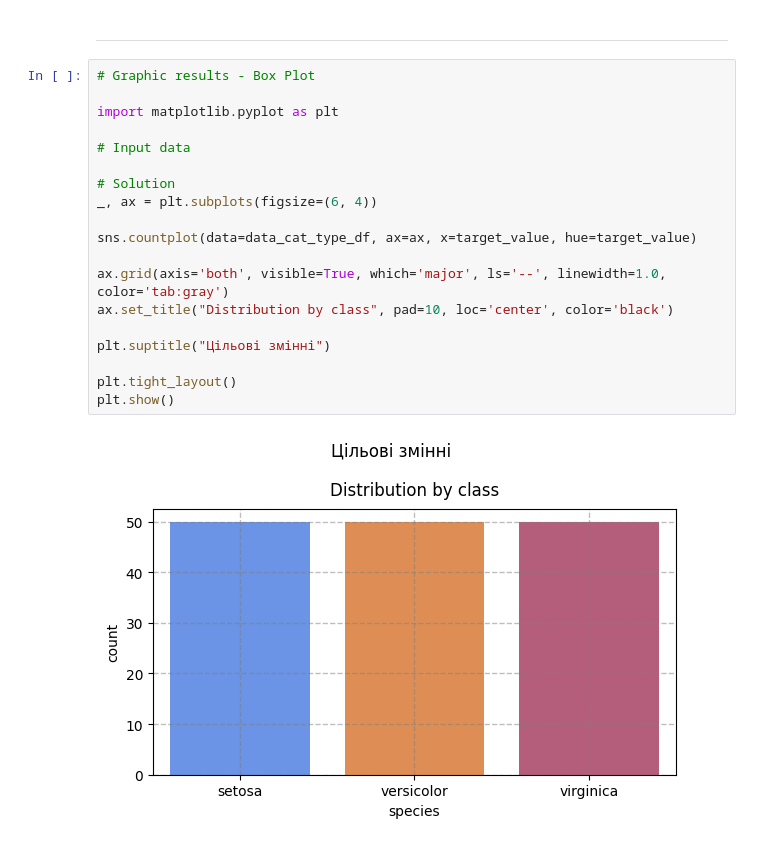
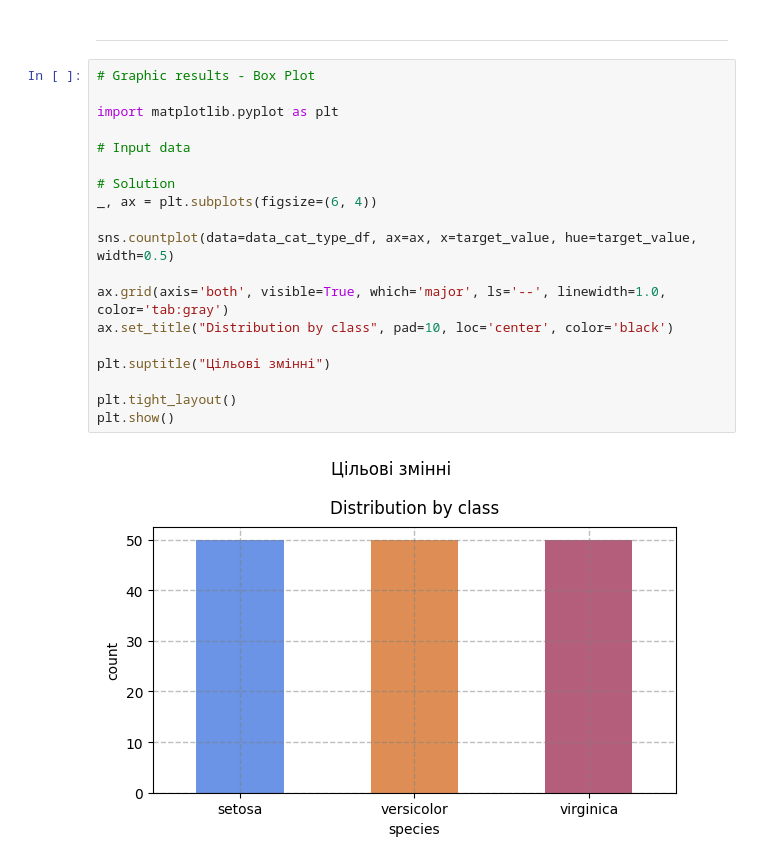
Before and after one commit to BogdanPinchuk/DataScience-PBY_HW9, a Jupyter notebook: Bohdan_Pinchuk_DS_HW9.ipynb, the cells around one changed output. Cells and saved outputs as stored; diff of their text form.

Commit message:
[Homework9] - fixed width for boxplot of the 7th part

```diff
--- a/Bohdan_Pinchuk_DS_HW9.ipynb
+++ b/Bohdan_Pinchuk_DS_HW9.ipynb
@@ -966,21 +966,21 @@ display(Markdown(f"""
 # %%
 # Graphic results - Box Plot
 
 import matplotlib.pyplot as plt
 
 # Input data
 
 # Solution
 _, ax = plt.subplots(figsize=(6, 4))
 
-sns.countplot(data=data_cat_type_df, ax=ax, x=target_value, hue=target_value)
+sns.countplot(data=data_cat_type_df, ax=ax, x=target_value, hue=target_value, width=0.5)
 
 ax.grid(axis='both', visible=True, which='major', ls='--', linewidth=1.0, color='tab:gray')
 ax.set_title("Distribution by class", pad=10, loc='center', color='black')
 
 plt.suptitle("Цільові змінні")
 
 plt.tight_layout()
 plt.show()
 # %% [output]
-[figure, old version]
+[figure, new version]
```
